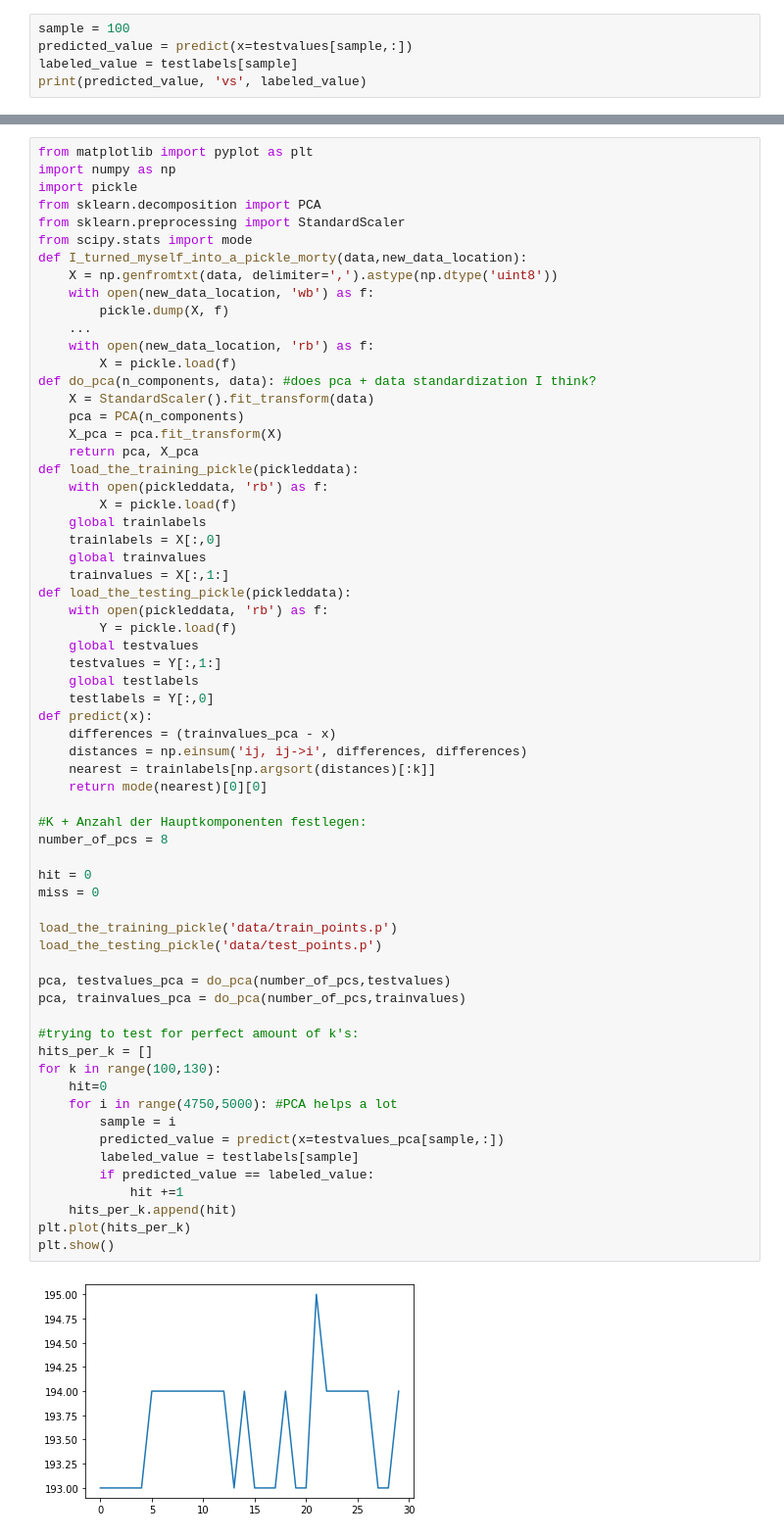
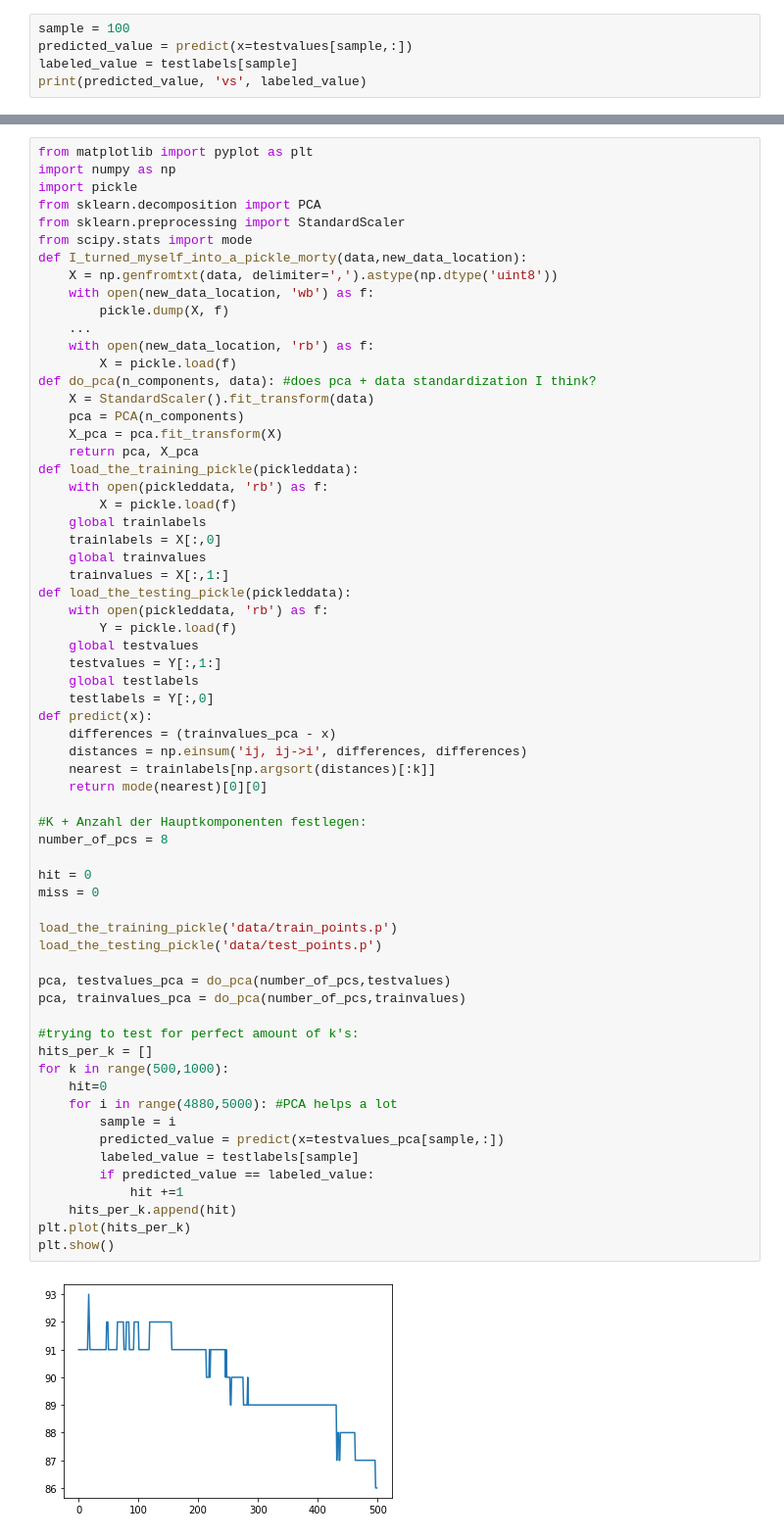
Before and after one commit to datascience-mobi/2021-topic-04-team-02, a Jupyter notebook: Data exploration.ipynb, the cells around one changed output, grey strips where cells are left out. Shown at 98% size. Saved outputs shown, nothing was run; the diff lists cells and outputs as text.

```diff
--- a/Data exploration.ipynb
+++ b/Data exploration.ipynb
@@ -131,33 +130,33 @@ def load_the_testing_pickle(pickleddata):
 def predict(x):
     differences = (trainvalues_pca - x)
     distances = np.einsum('ij, ij->i', differences, differences)
     nearest = trainlabels[np.argsort(distances)[:k]]
     return mode(nearest)[0][0]
 
 #K + Anzahl der Hauptkomponenten festlegen:
 number_of_pcs = 8
 
 hit = 0
 miss = 0
 
 load_the_training_pickle('data/train_points.p')
 load_the_testing_pickle('data/test_points.p')
 
 pca, testvalues_pca = do_pca(number_of_pcs,testvalues)
 pca, trainvalues_pca = do_pca(number_of_pcs,trainvalues)
 
 #trying to test for perfect amount of k's:
 hits_per_k = []
-for k in range(100,130):
+for k in range(500,1000):
     hit=0
-    for i in range(4750,5000): #PCA helps a lot
+    for i in range(4880,5000): #PCA helps a lot
         sample = i
         predicted_value = predict(x=testvalues_pca[sample,:])
         labeled_value = testlabels[sample]
         if predicted_value == labeled_value:
             hit +=1
     hits_per_k.append(hit)
 plt.plot(hits_per_k)
 plt.show()
 # %% [output]
-[figure, old version]
+[figure, new version]
```
Also changed, not shown: parts of 1 cell of this notebook, 1 other file.
